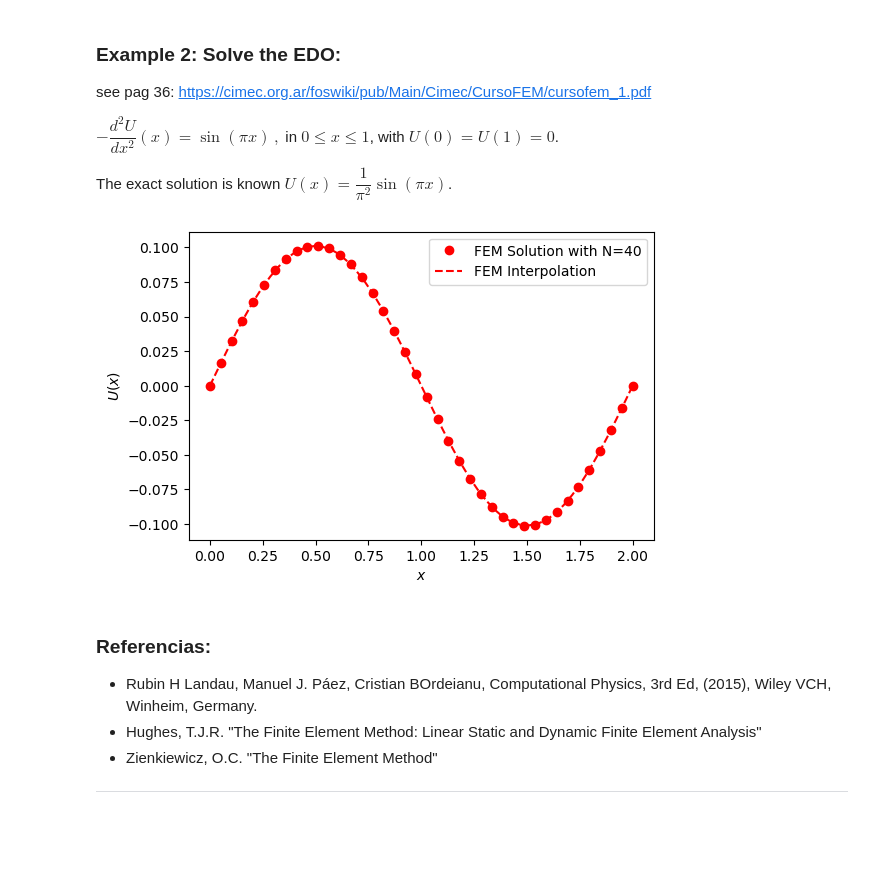
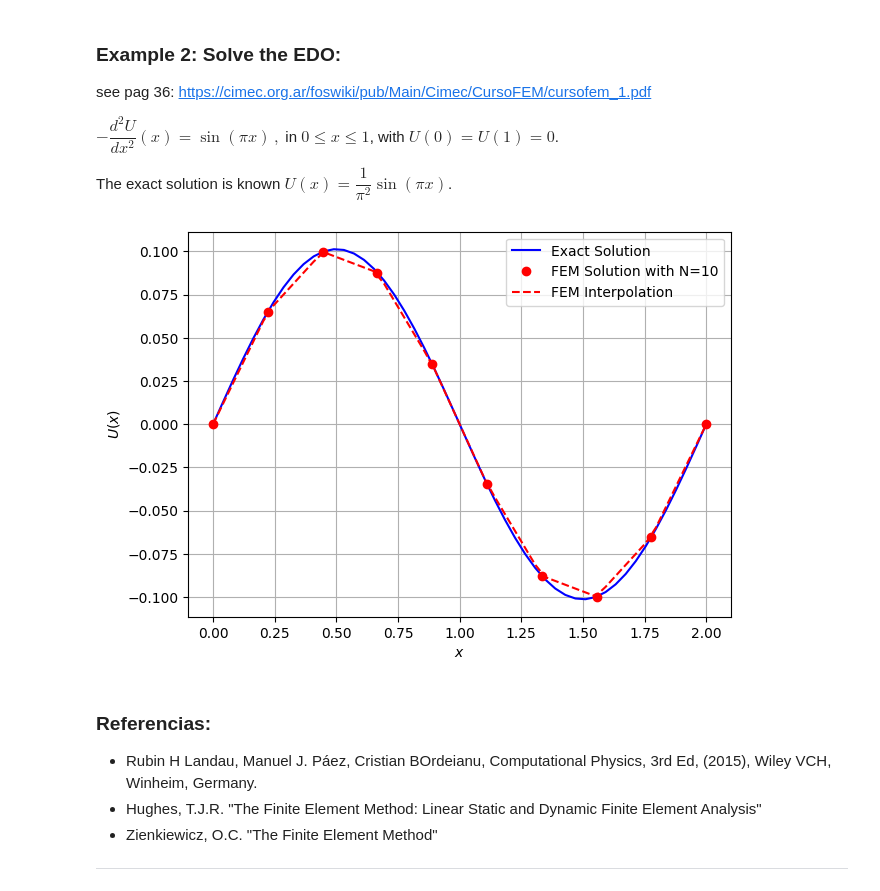
Before and after one commit to Alejandro-UDEA/Fisica_Computacional_Estudiante, a Jupyter notebook: Sesiones/PDE/3.1_FEM_finite_element_method.ipynb, the cells around one changed output. Drawn from its saved outputs; the diff is of its cells as text; code cells hidden in the pictures; blank space fills up the shorter version.

```diff
--- a/Sesiones/PDE/3.1_FEM_finite_element_method.ipynb
+++ b/Sesiones/PDE/3.1_FEM_finite_element_method.ipynb
@@ -476,38 +483,38 @@ The exact solution is known $U(x)=\dfrac{1}{\pi^2}\sin(\pi x)$.
 # In this case we know the solution
 def exact(x):
     u = (1./np.pi**2)*np.sin(np.pi*x)
     return u
 
 # F funtion: Charge density
 def g(x):
   return np.sin(np.pi*x)
 
 #Import my own rutine (Exercise 1)
 from FEM_1D import *
 
 #FEM Solution
 xa, xb = 0, 2 #Initial conditions
 x_new = np.linspace(xa,xb)
 # Number of nodos
-N = 40
+N = 10
 FEM_solution = FEM(N,g,xa,xb,0,0)
 x_int, y_int = FEM_solution[0], FEM_solution[1]
 #Interpolation
 y_new = np.interp(x_new, x_int, y_int)
 
 #Plot the solution with FEM and analytical sol
-plt.figure(figsize=(6, 4))
+plt.figure(figsize=(7, 5))
 x = np.linspace(xa,xb)
-#plt.plot(x, exact(x),'b-', label='Exact Solution')
+plt.plot(x, exact(x),'b-', label='Exact Solution')
 plt.plot(x_int, y_int,'ro', label='FEM Solution with N=%.1d'%N)
 plt.plot(x_new, y_new,'r--', label='FEM Interpolation')
 plt.xlabel(r'$x$')
 plt.ylabel(r'$U(x)$')
 plt.legend(loc='best')
-#plt.grid()
+plt.grid()
 plt.show()
 # %% [output]
-[figure, old version]
+[figure, new version]
 # %% [markdown]
 ### Referencias:
 - Rubin H Landau, Manuel J. Páez, Cristian BOrdeianu, Computational Physics, 3rd Ed, (2015), Wiley VCH, Winheim, Germany.
```
Also changed, not shown: parts of 9 cells of this notebook, 1 other file.
